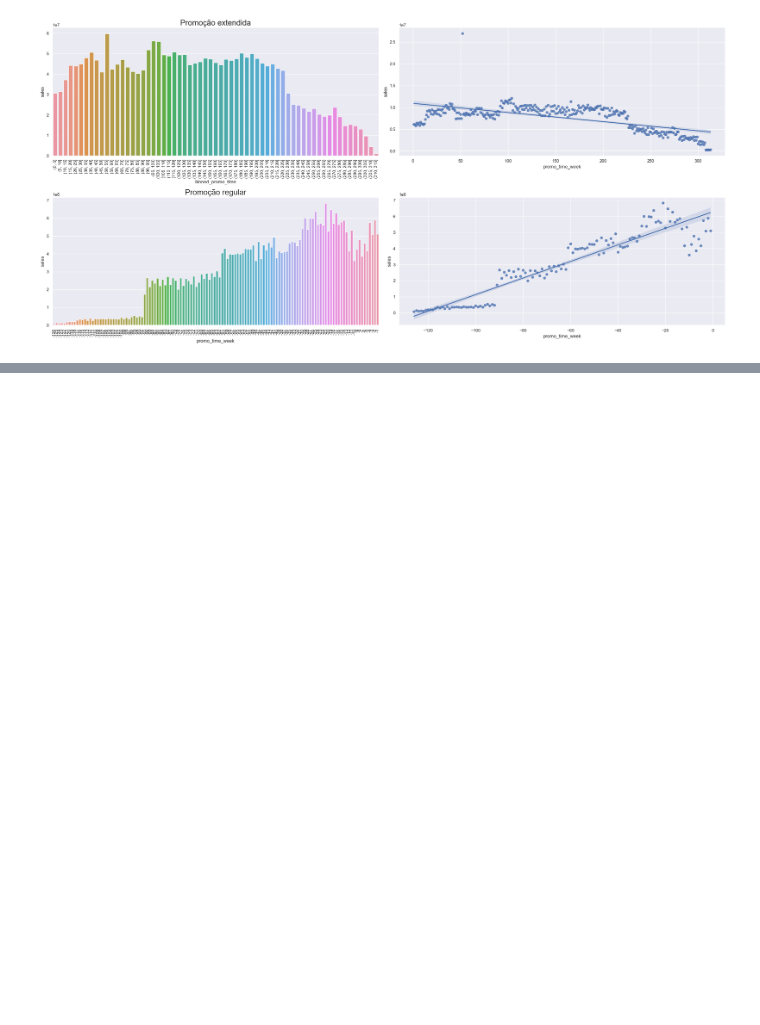
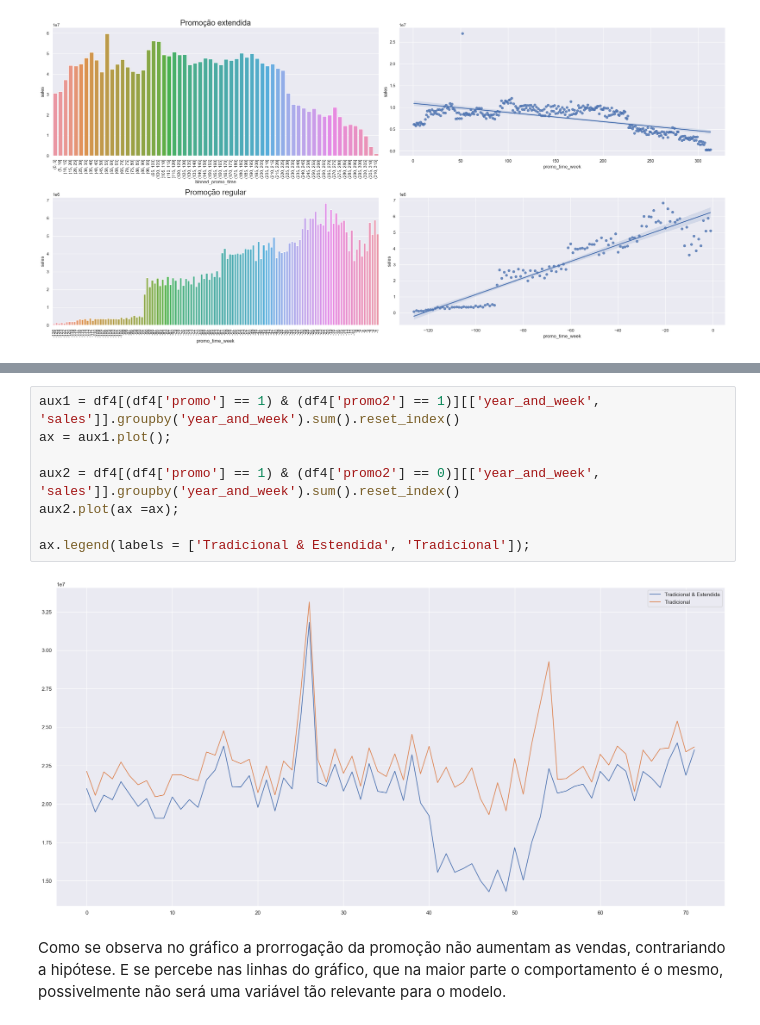
Before and after one commit to paulinhomagno/Previsao_vendas, a Jupyter notebook: Analise.ipynb, the cells around one changed output, grey strips where cells are left out. Drawn from its saved outputs; the diff is of its cells as text; blank space fills up the shorter version.

```diff
--- a/Analise.ipynb
+++ b/Analise.ipynb
@@ -634,0 +645,12 @@ Esta variável apresenta correlação negativa muito baixa, possivelmente afetad
+# %%
+aux1 = df4[(df4['promo'] == 1) & (df4['promo2'] == 1)][['year_and_week', 'sales']].groupby('year_and_week').sum().reset_index()
+ax = aux1.plot();
+
+aux2 = df4[(df4['promo'] == 1) & (df4['promo2'] == 0)][['year_and_week', 'sales']].groupby('year_and_week').sum().reset_index()
+aux2.plot(ax =ax);
+
+ax.legend(labels = ['Tradicional & Estendida', 'Tradicional']);
+# %% [output]
+[figure, added]
+# %% [markdown]
+Como se observa no gráfico a prorrogação da promoção não aumentam as vendas, contrariando a hipótese. E se percebe nas linhas do gráfico, que na maior parte o comportamento é o mesmo, possivelmente não será uma variável tão relevante para o modelo.
```
Also changed, not shown: parts of 14 cells of this notebook.
